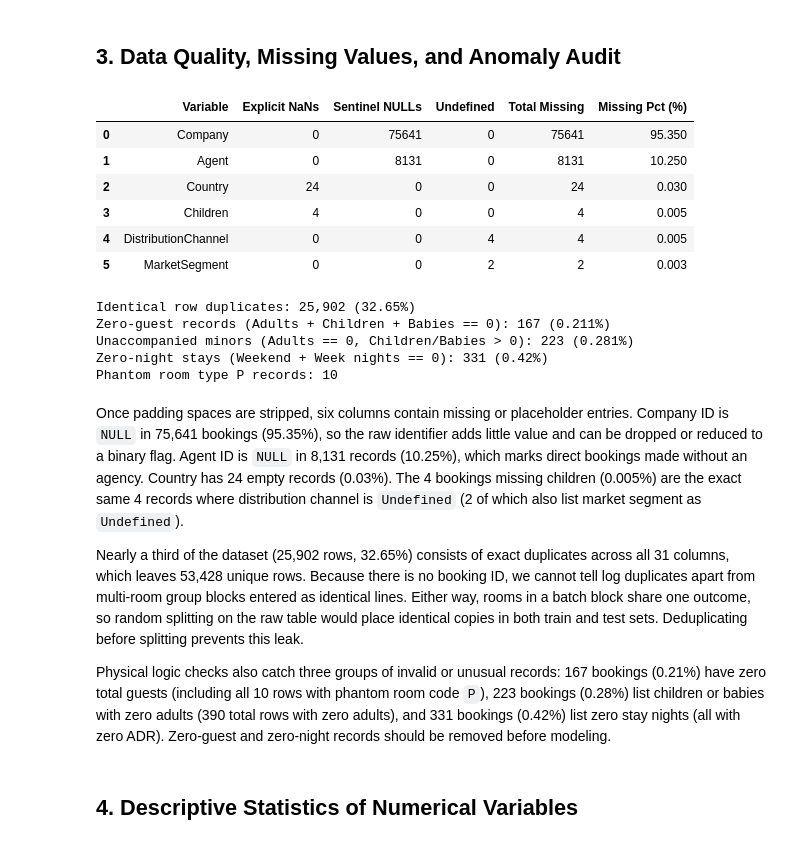
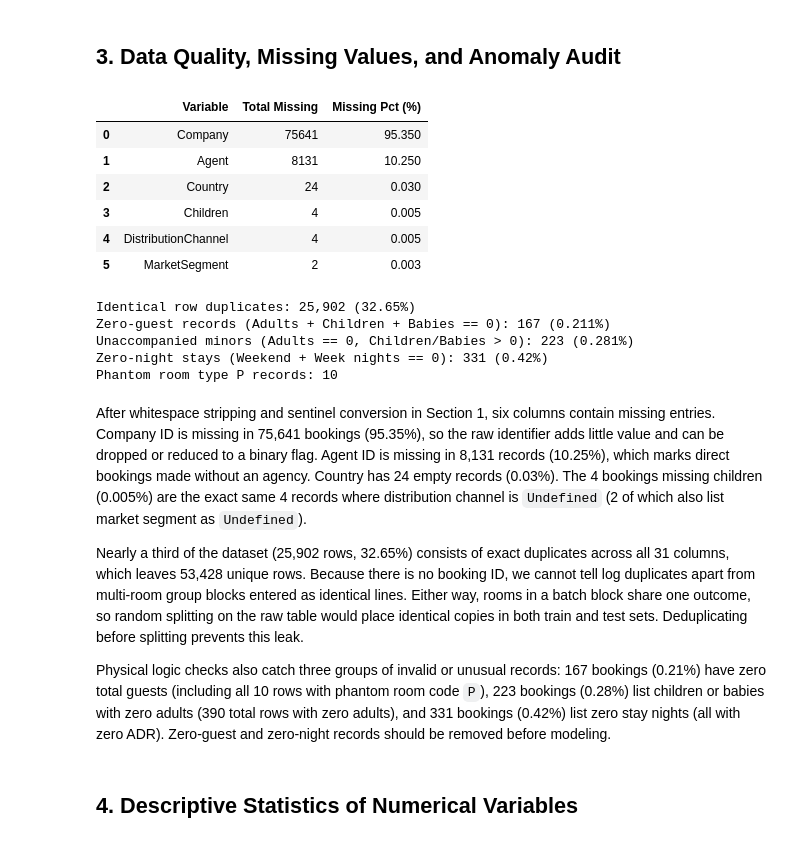
Before and after one commit to Auipp/Machine-Learning-F26, a Jupyter notebook: notebooks/milestone1_EDA.ipynb, the cells around one changed output. Cells and saved outputs as stored; diff of their text form; code cells hidden in the pictures.

```diff
--- a/notebooks/milestone1_EDA.ipynb
+++ b/notebooks/milestone1_EDA.ipynb
@@ -85,71 +132,49 @@ Cardinality differs sharply across columns. Agent (224 levels), company (208), a
 # %% [markdown]
 ## 3. Data Quality, Missing Values, and Anomaly Audit
 # %%
-string_cols = df.select_dtypes(include=['object']).columns
-for col in string_cols:
-    df[col] = df[col].str.strip()
-
-explicit_nulls = df.isnull().sum()[df.isnull().sum() > 0]
-sentinel_nulls = {}
-undefined_vals = {}
-
-for col in string_cols:
-    null_count = (df[col] == 'NULL').sum()
-    if null_count > 0:
-        sentinel_nulls[col] = null_count
-    undef_count = (df[col] == 'Undefined').sum()
-    if undef_count > 0:
-        undefined_vals[col] = undef_count
-
-quality_data = []
-for col in set(list(explicit_nulls.index) + list(sentinel_nulls.keys()) + list(undefined_vals.keys())):
-    exp = int(explicit_nulls.get(col, 0))
-    sen = int(sentinel_nulls.get(col, 0))
-    und = int(undefined_vals.get(col, 0))
-    tot = exp + sen + und
-    pct = (tot / len(df)) * 100
-    quality_data.append({
-        'Variable': col,
-        'Explicit NaNs': exp,
-        'Sentinel NULLs': sen,
-        'Undefined': und,
-        'Total Missing': tot,
-        'Missing Pct (%)': np.round(pct, 3)
-    })
-
-quality_df = pd.DataFrame(quality_data).sort_values(by='Total Missing', ascending=False).reset_index(drop=True)
+# Missing-value summary (sentinel strings were already converted to NaN in Section 1)
+missing_summary = pd.DataFrame({
+    'Variable': df.columns,
+    'Total Missing': df.isnull().sum().values,
+    'Missing Pct (%)': np.round(df.isnull().mean().values * 100, 3)
+})
+quality_df = (
+    missing_summary[missing_summary['Total Missing'] > 0]
+    .sort_values(by='Total Missing', ascending=False)
+    .reset_index(drop=True)
+)
 display(quality_df)
 
 num_duplicates = df.duplicated().sum()
 pct_duplicates = (num_duplicates / len(df)) * 100
 print(f'Identical row duplicates: {num_duplicates:,} ({pct_duplicates:.2f}%)')
 
 zero_guests = ((df['Adults'] == 0) & (df['Children'].fillna(0) == 0) & (df['Babies'] == 0)).sum()
 print(f'Zero-guest records (Adults + Children + Babies == 0): {zero_guests} ({(zero_guests / len(df)) * 100:.3f}%)')
 
 unaccompanied = ((df['Adults'] == 0) & ((df['Children'].fillna(0) > 0) | (df['Babies'] > 0))).sum()
 print(f'Unaccompanied minors (Adults == 0, Children/Babies > 0): {unaccompanied} ({(unaccompanied / len(df)) * 100:.3f}%)')
 
 zero_nights = ((df['StaysInWeekendNights'] == 0) & (df['StaysInWeekNights'] == 0)).sum()
 print(f'Zero-night stays (Weekend + Week nights == 0): {zero_nights} ({(zero_nights / len(df)) * 100:.2f}%)')
 
 room_p = (df['ReservedRoomType'] == 'P').sum()
 print(f'Phantom room type P records: {room_p}')
 # %% [output]
-|  | Variable | Explicit NaNs | Sentinel NULLs | Undefined | Total Missing | Missing Pct (%) |
-| 0 | Company | 0 | 75641 | 0 | 75641 | 95.350 |
-| 1 | Agent | 0 | 8131 | 0 | 8131 | 10.250 |
-| 2 | Country | 24 | 0 | 0 | 24 | 0.030 |
-| 3 | Children | 4 | 0 | 0 | 4 | 0.005 |
-| 4 | DistributionChannel | 0 | 0 | 4 | 4 | 0.005 |
-| 5 | MarketSegment | 0 | 0 | 2 | 2 | 0.003 |
+|  | Variable | Total Missing | Missing Pct (%) |
+| 0 | Company | 75641 | 95.350 |
+| 1 | Agent | 8131 | 10.250 |
+| 2 | Country | 24 | 0.030 |
+| 3 | Children | 4 | 0.005 |
+| 4 | DistributionChannel | 4 | 0.005 |
+| 5 | MarketSegment | 2 | 0.003 |
 Identical row duplicates: 25,902 (32.65%)
 Zero-guest records (Adults + Children + Babies == 0): 167 (0.211%)
 Unaccompanied minors (Adults == 0, Children/Babies > 0): 223 (0.281%)
 Zero-night stays (Weekend + Week nights == 0): 331 (0.42%)
 Phantom room type P records: 10
 # %% [markdown]
-Once padding spaces are stripped, six columns contain missing or placeholder entries. Company ID is `NULL` in 75,641 bookings (95.35%), so the raw identifier adds little value and can be dropped or reduced to a binary flag. Agent ID is `NULL` in 8,131 records (10.25%), which marks direct bookings made without an agency. Country has 24 empty records (0.03%). The 4 bookings missing children (0.005%) are the exact same 4 records where distribution channel is `Undefined` (2 of which also list market segment as `Undefined`).
+After whitespace stripping and sentinel conversion in Section 1, six columns contain missing entries. Company ID is missing in 75,641 bookings (95.35%), so the raw identifier adds little value and can be dropped or reduced to a binary flag. Agent ID is missing in 8,131 records (10.25%), which marks direct bookings made without an agency. Country has 24 empty records (0.03%). The 4 bookings missing children (0.005%) are the exact same 4 records where distribution channel is `Undefined` (2 of which also list market segment as `Undefined`).
 
 Nearly a third of the dataset (25,902 rows, 32.65%) consists of exact duplicates across all 31 columns, which leaves 53,428 unique rows. Because there is no booking ID, we cannot tell log duplicates apart from multi-room group blocks entered as identical lines. Either way, rooms in a batch block share one outcome, so random splitting on the raw table would place identical copies in both train and test sets. Deduplicating before splitting prevents this leak.
 
```
Also changed, not shown: parts of 5 cells of this notebook, 2 other files.
